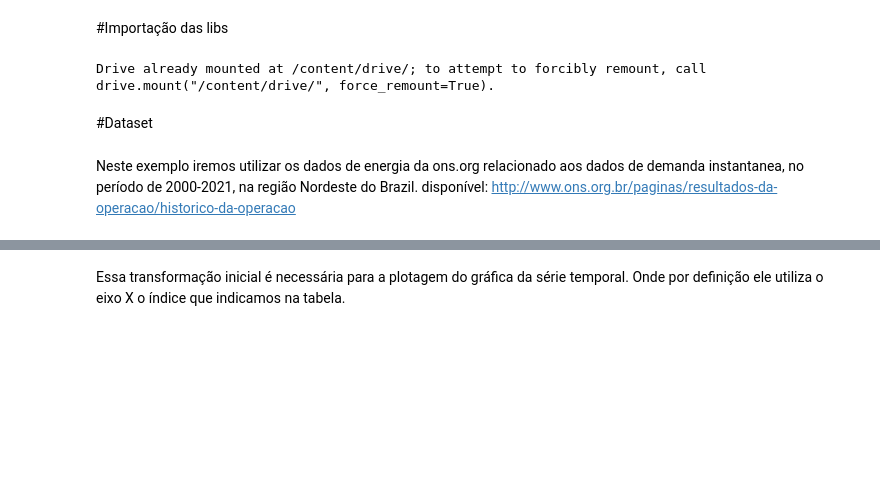
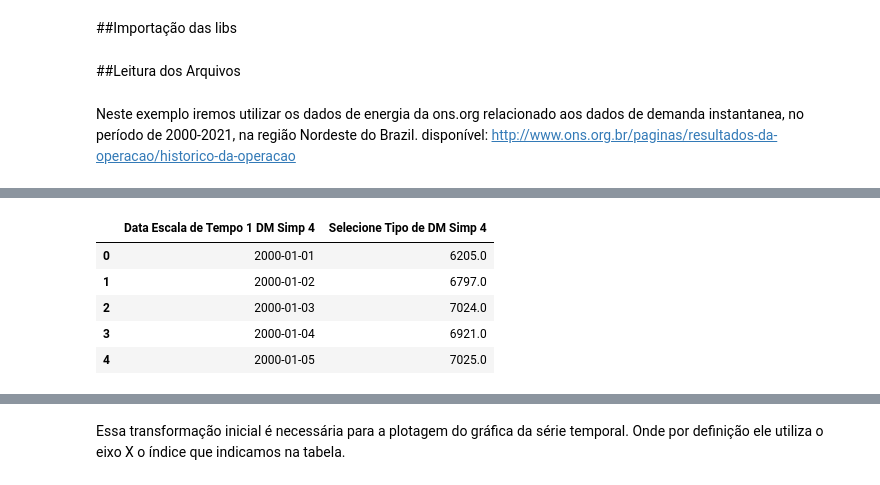
Before and after one commit to ailsonramon/timeseries, a Jupyter notebook: TS_daily_analysis_energy_2000_2021_Brazillian_Northeast_Region.ipynb, the cells around one changed output, grey strips where cells are left out. Drawn from its saved outputs; the diff is of its cells as text; code cells hidden in the pictures; blank space fills up the shorter version.

```diff
--- a/TS_daily_analysis_energy_2000_2021_Brazillian_Northeast_Region.ipynb
+++ b/TS_daily_analysis_energy_2000_2021_Brazillian_Northeast_Region.ipynb
@@ -14,8 +31,6 @@ Os modelos utilizados para descrever séries temporais são **processos estocás
 # %% [markdown]
-#Importação das libs
+##Importação das libs
 # %%
-from google.colab import drive
-drive.mount('/content/drive/')
 import pandas as pd
 import numpy as np
 import matplotlib as mpl
@@ -23,26 +38,24 @@ import matplotlib.pyplot as plt
 import seaborn as sns
 from datetime import datetime
 from statsmodels.tsa.stattools import adfuller
+from statsmodels.tsa.stattools import kpss
 # melhorar a visualização
 pd.set_option('max_columns',170)
 %matplotlib inline
 %config InlineBackend.figure_format = 'svg'
-# %% [output]
-Drive already mounted at /content/drive/; to attempt to forcibly remount, call drive.mount("/content/drive/", force_remount=True).
-# %% [markdown]
-#Dataset
+# %% [markdown]
+##Leitura dos Arquivos
 # %% [markdown]
 Neste exemplo iremos utilizar os dados de energia da ons.org relacionado aos dados de demanda instantanea, no período de 2000-2021, na região Nordeste do Brazil.
 disponível: http://www.ons.org.br/paginas/resultados-da-operacao/historico-da-operacao
 # %%
+url = "https://raw.githubusercontent.com/ailsonramon/timeseries/main/2000_2021_Brazilian_Northeast_Region_daily_MW_instantaneous_maximum_demand_series.csv"
+#Select date and energy columns
 col_list = ["Data Escala de Tempo 1 DM Simp 4","Selecione Tipo de DM Simp 4"]
 #Import Dataframe and parse date columns for datetime64[ns]
-df = pd.read_csv('/content/drive/Shareddrives/Modelagem_Analitica/Ailson/2000_2021_Brazilian_Northeast_Region_daily_MW_instantaneous_maximum_demand_series.csv'
-     ,usecols=col_list, parse_dates=["Data Escala de Tempo 1 DM Simp 4"])
-
-#Rename the columns
-df.rename(columns = {'Data Escala de Tempo 1 DM Simp 4':'days','Selecione Tipo de DM Simp 4':'energia'}, inplace = True)
+df = pd.read_csv(url, parse_dates=[0], usecols=col_list)
 df.info()
+df.head()
 # %% [output]
 <class 'pandas.core.frame.DataFrame'>
 RangeIndex: 7701 entries, 0 to 7700
@@ -54,2 +67,8 @@ Data columns (total 2 columns):
 dtypes: datetime64[ns](1), float64(1)
 memory usage: 120.5 KB
+|  | Data Escala de Tempo 1 DM Simp 4 | Selecione Tipo de DM Simp 4 |
+| 0 | 2000-01-01 | 6205.0 |
+| 1 | 2000-01-02 | 6797.0 |
+| 2 | 2000-01-03 | 7024.0 |
+| 3 | 2000-01-04 | 6921.0 |
+| 4 | 2000-01-05 | 7025.0 |
```
Also changed, not shown: parts of 79 cells of this notebook.
